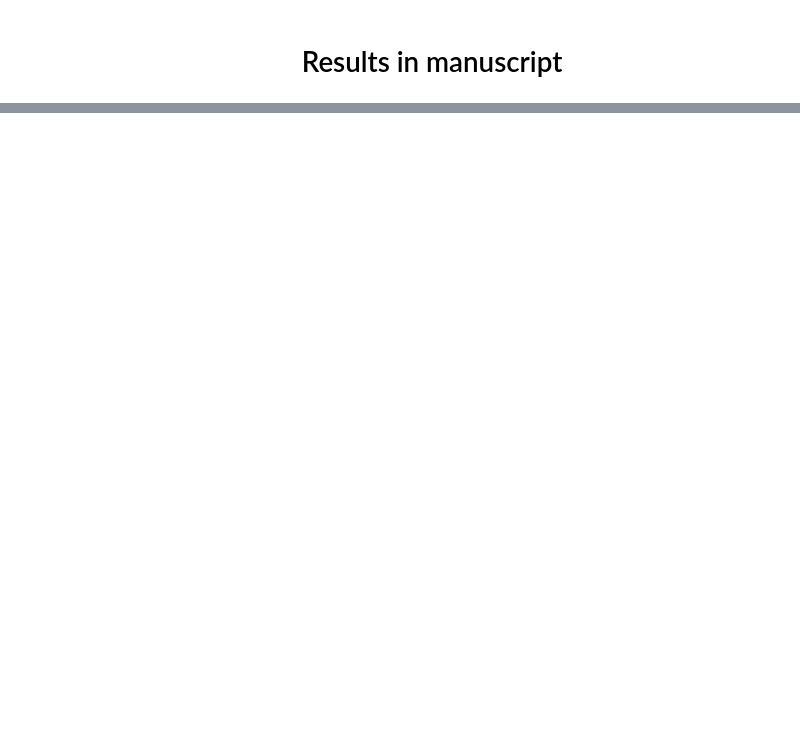
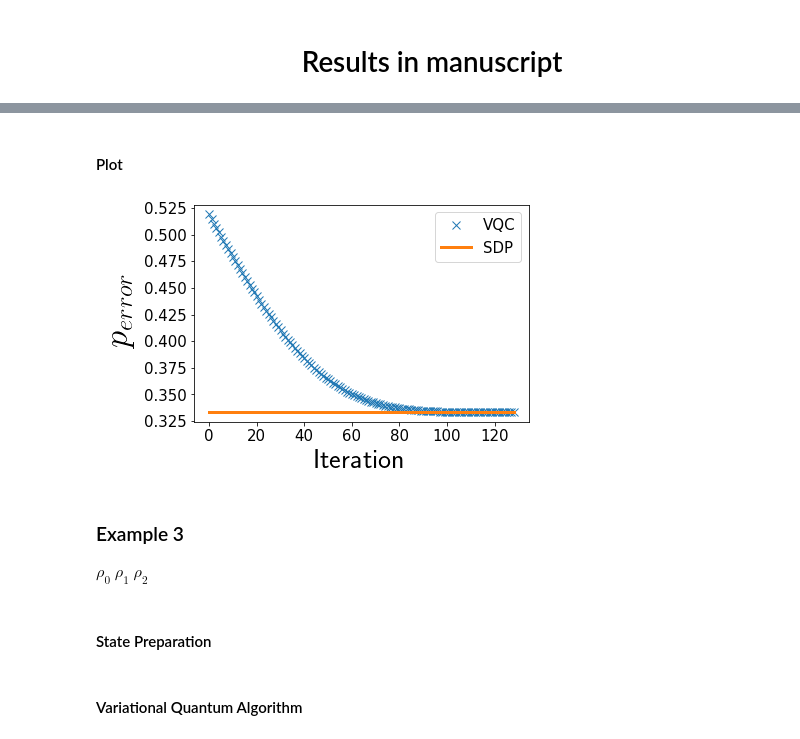
Before and after one commit to dkleeqc/vqsd, a Jupyter notebook: 0res_povm_clf.ipynb, the cells around one changed output, grey strips where cells are left out. Cells and saved outputs as stored; diff of their text form; code cells hidden in the pictures; blank space fills up the shorter version.

```diff
--- a/0res_povm_clf.ipynb
+++ b/0res_povm_clf.ipynb
@@ -325,0 +97,14 @@ import numpy as np
+# %%
+def rho1(wires):
+    qml.PauliX(wires=wires)
+    qml.PauliX(wires=wires)
+
+def rho2(wires):
+    qml.PauliX(wires=wires)
+
+
+def rho3(wires):
+    qml.Hadamard(wires=wires)
+
+#init_states = [np.array([1,0]), np.array([0,1]), np.array([1/np.sqrt(2),1/np.sqrt(2)])]
+init_states = [np.array([1,0]), np.array([0,1]), np.array([1/np.sqrt(2),1/np.sqrt(2)])]
@@ -325,0 +113,11 @@ import numpy as np
+# %%
+n_outcome = 3
+wires = [0, 1, 2]
+
+
+devs = [qml.device('default.qubit', wires=len(wires))] * n_outcome
+a_priori_probs = [1/n_outcome] * n_outcome
+
+
+classifier = POVM_Clf(n_outcome, wires, devs, a_priori_probs, [rho1,rho2,rho3], 0)
+cost_list = classifier.run_opt()
@@ -325,0 +134,3 @@ import numpy as np
+# %%
+val, E = sdp_med(init_states, n_outcome)
+dp_probs(init_states, E)
@@ -325,0 +146,21 @@ import numpy as np
+# %% [markdown]
+#### Plot
+# %%
+plt.plot(range(len(cost_list)), cost_list, 'x', markersize=8, label='VQC')
+plt.plot(range(len(cost_list)), [val]*len(cost_list), linewidth=3, label='SDP')
+plt.xlabel('Iteration', usetex=True, fontsize=28)
+plt.ylabel(r'$p_{error}$', usetex=True, fontsize=35, labelpad=10)
+plt.xticks(fontsize=15)
+plt.yticks(fontsize=15)
+plt.legend(fontsize=15)
+plt.savefig('./data/output2.png', bbox_inches='tight', transparent=True)
+plt.show()
+# %% [output]
+[figure, added]
+# %% [markdown]
+### Example 3
+$\rho_0$
+$\rho_1$
+$\rho_2$
+# %% [markdown]
+#### State Preparation
@@ -325,0 +205,2 @@ import numpy as np
+# %% [markdown]
+#### Variational Quantum Algorithm
```
Also changed, not shown: parts of 104 cells of this notebook, 6 other files.
